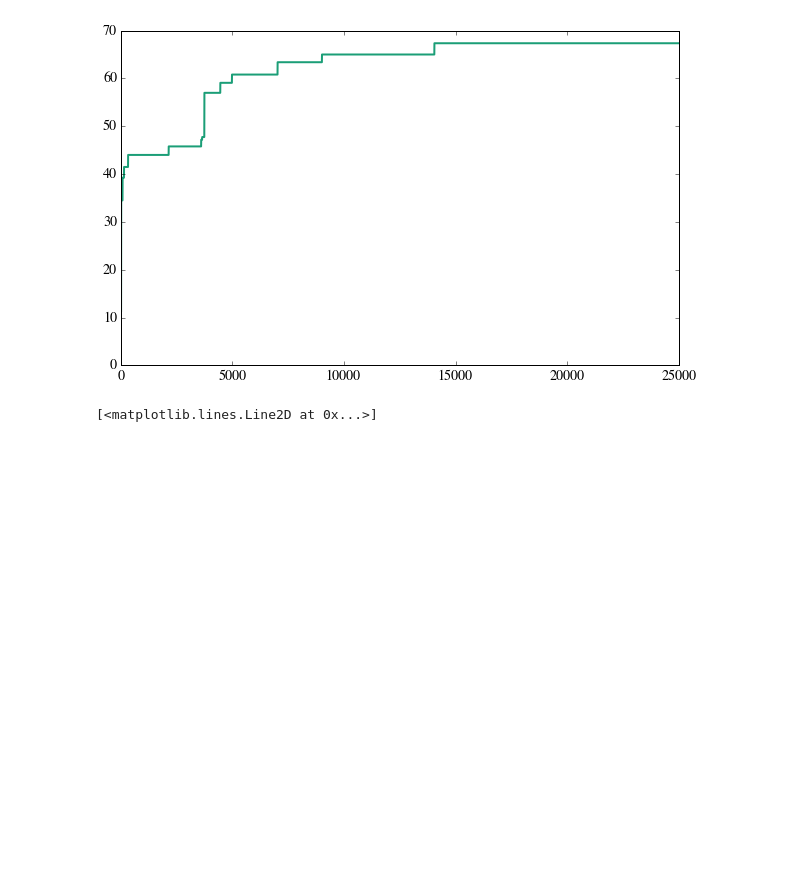
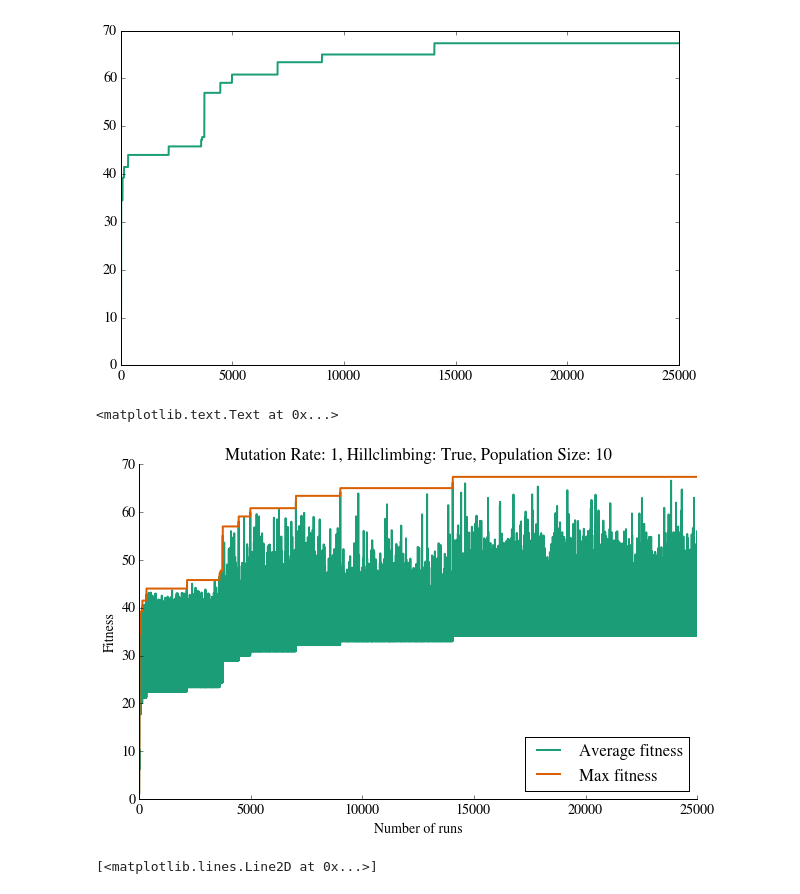
Before and after one commit to amandaghassaei/LinkageOptimization, a Jupyter notebook: graphing/graphing_fitness.ipynb, the cells around one changed output. Drawn from its saved outputs; the diff is of its cells as text; code cells hidden in the pictures; blank space fills up the shorter version.

```diff
--- a/graphing/graphing_fitness.ipynb
+++ b/graphing/graphing_fitness.ipynb
@@ -154,14 +154,18 @@ plt.plot(maxf)
 [<matplotlib.lines.Line2D at 0x...>]
 [figure]
 # %%
-plt.plot(maxf, label='avg)
+plt.plot(avgf, label='Average fitness')
+plt.plot(maxf, label='Max fitness')
 
 remove_border()
 
 plt.legend(loc=4)
 plt.xlabel('Number of runs')
 plt.ylabel('Fitness')
 plt.title("Mutation Rate: " + str(hc0427['mutationRatePercent']) + ", Hillclimbing: " + str(hc0427['isHillClimbing']) + ", Population Size: " + str(hc0427['populationSize']))
+# %% [output]
+<matplotlib.text.Text at 0x...>
+[figure, added]
 # %%
 ga0427 = get_json('gaStats1.json')
 # %%
```
Also changed, not shown: 1 other file.
